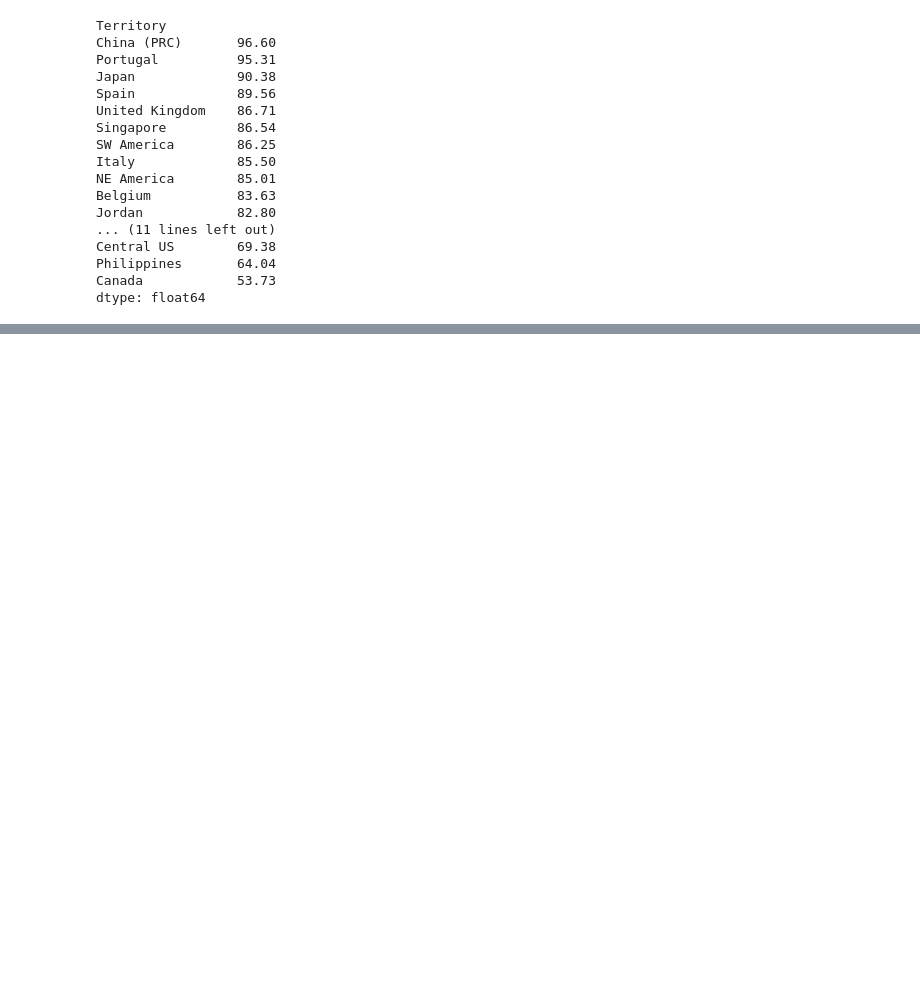
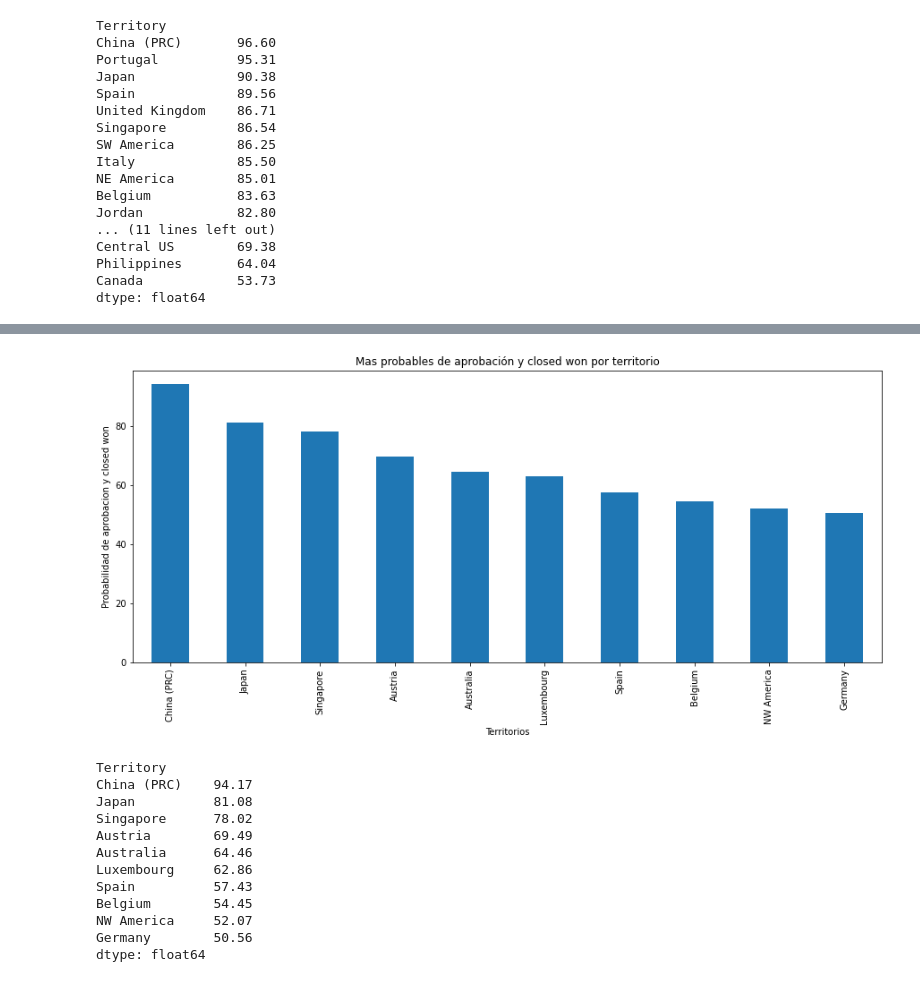
Before and after one commit to federicoburman/OrgaDatos, a Jupyter notebook: Tp1.ipynb, the cells around one changed output, grey strips where cells are left out. Saved outputs shown, nothing was run; the diff lists cells and outputs as text; code cells hidden in the pictures; blank space fills up the shorter version.

```diff
--- a/Tp1.ipynb
+++ b/Tp1.ipynb
@@ -290,0 +364,26 @@ dtype: float64
+# %%
+#Entonces, a nosotros nos interesan los mejores países para invertir (Los más probables de obtener un closed won, y de que nos
+#acepten).
+
+probabilidad_total_closed_won_top_10 = probabilidad_total_closed_won.nlargest(10)
+
+probabilidad_total_closed_won_top_10.plot(kind = 'bar', title = 'Mas probables de aprobación y closed won por territorio', linewidth = 4, figsize = (15,6))
+ax = plt.gca()
+ax.set_ylabel('Probabilidad de aprobacion y closed won')
+ax.set_xlabel('Territorios')
+plt.show()
+probabilidad_total_closed_won_top_10
+# %% [output]
+[figure, added]
+Territory
+China (PRC)    94.17
+Japan          81.08
+Singapore      78.02
+Austria        69.49
+Australia      64.46
+Luxembourg     62.86
+Spain          57.43
+Belgium        54.45
+NW America     52.07
+Germany        50.56
+dtype: float64
```
Also changed, not shown: parts of 6 cells of this notebook.
